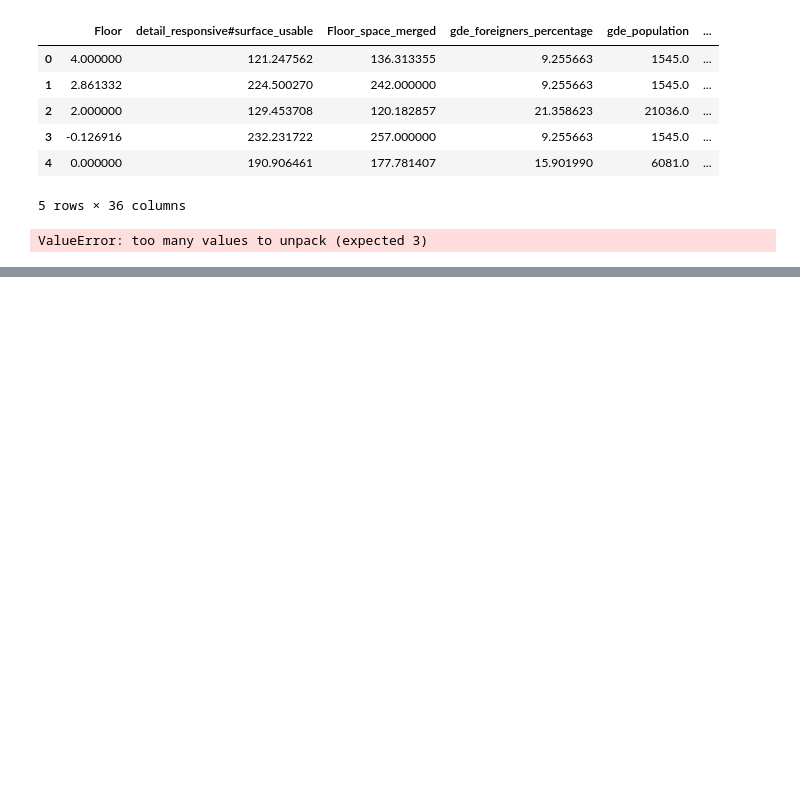
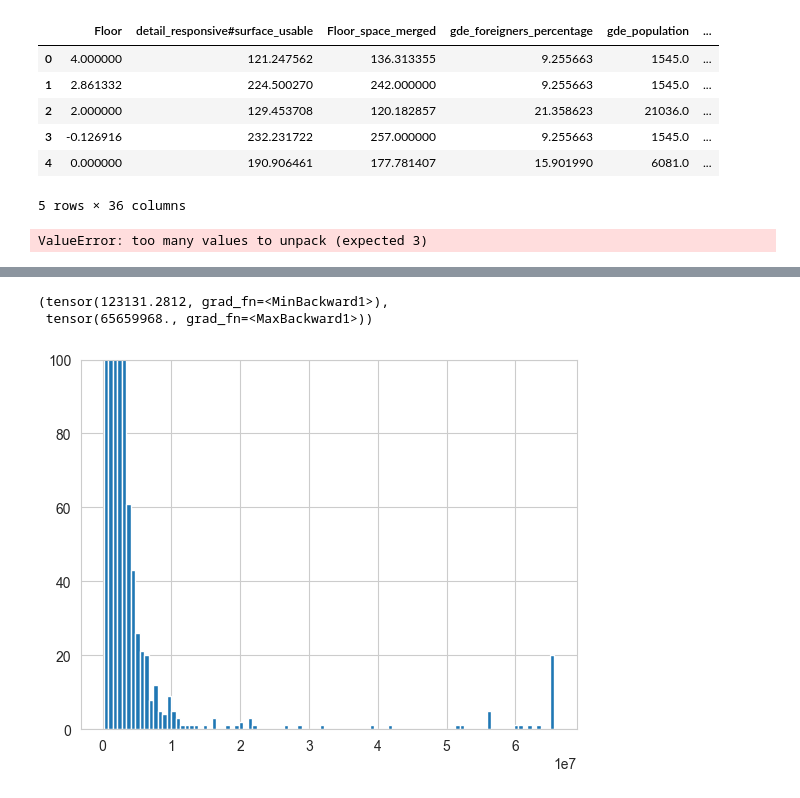
Before and after one commit to staldenhoefler/immo_challenge, a Jupyter notebook: notebooks/MLP.ipynb, the cells around one changed output, grey strips where cells are left out. Saved outputs shown, nothing was run; the diff lists cells and outputs as text; code cells hidden in the pictures; blank space fills up the shorter version.

```diff
--- a/notebooks/MLP.ipynb
+++ b/notebooks/MLP.ipynb
@@ -242,0 +302,11 @@ print(f'output: {output}')
+# %%
+from sklearn.impute import SimpleImputer, KNNImputer
+import os
+from src.dataPipeline import DataPipeline
+
+
+os.chdir('..')
+
+imputer = KNNImputer(n_neighbors=5)
+dp = DataPipeline()
+df = dp.runPipeline(normalizeAndStandardize=False, imputer=imputer)
@@ -242,0 +400,2 @@ print(f'output: {output}')
+# %%
+df_test_kaggle = dp.runPipeline(filePath='C:/Users/denis/Downloads/test_data-Kaggle-v0.11.csv/test_data-Kaggle-v0.11.csv', normalizeAndStandardize=False, imputer=imputer)
@@ -242,0 +418,24 @@ print(f'output: {output}')
+# %%
+model = models[0]['model']
+model.eval()
+test_data = models[0]['transform'](torch.tensor(df_test_kaggle.values, dtype=torch.float32))
+output = model(test_data)
+
+#clamp output
+output = torch.clamp(output, 6.0, 18.0)
+output = torch.exp(output)
+# %%
+output.min(), output.max()
+# %% [output]
+(tensor(123131.2812, grad_fn=<MinBackward1>),
+ tensor(65659968., grad_fn=<MaxBackward1>))
+# %%
+import matplotlib.pyplot as plt
+import matplotlib.ticker as ticker
+
+
+plt.hist(output.detach().numpy(), bins=100)
+plt.ylim([0, 100])
+plt.show()
+# %% [output]
+[figure, added]
```
Also changed, not shown: parts of 16 cells of this notebook, 6 other files.
